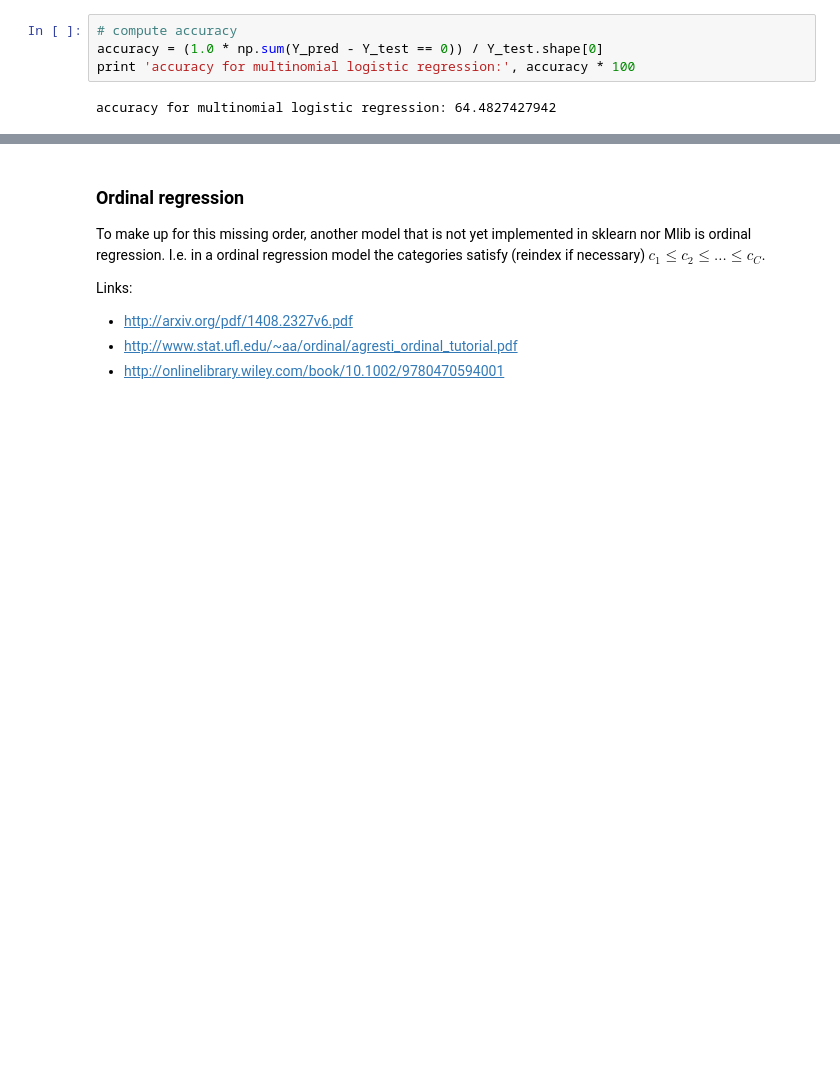
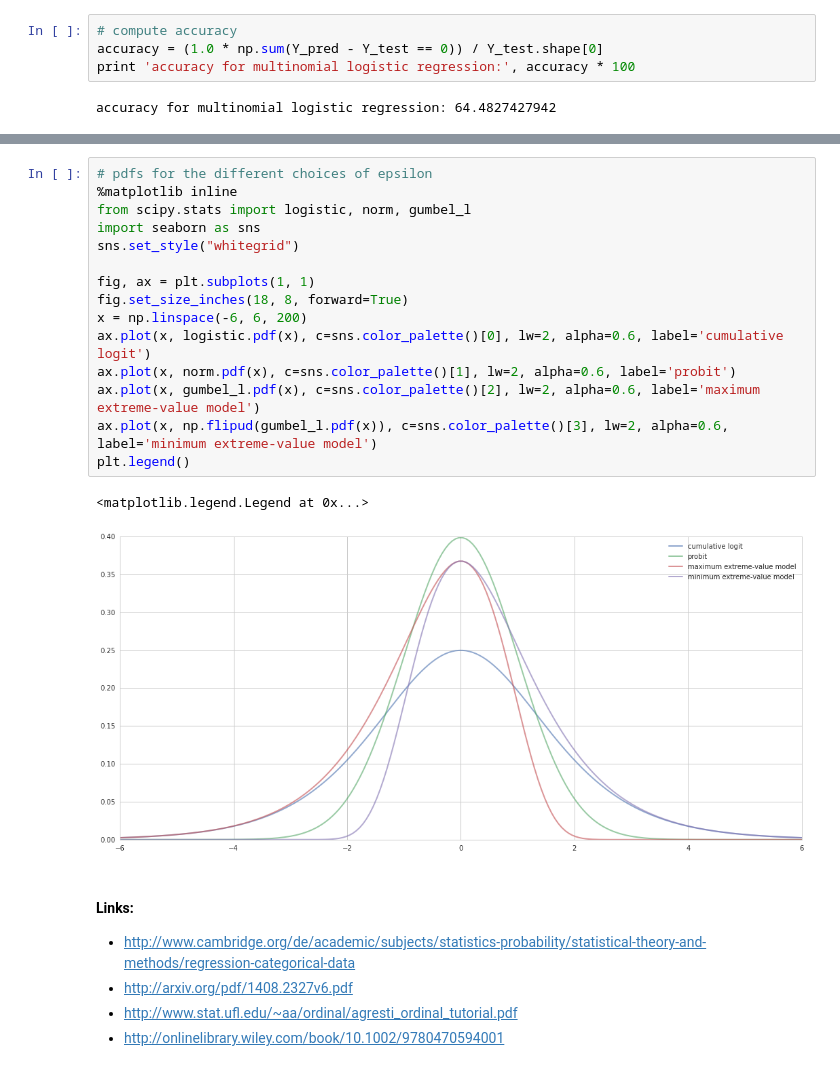
Before and after one commit to abhishekmalali/spark-ml, a Jupyter notebook: ordReg/ordReg.ipynb, the cells around one changed output, grey strips where cells are left out. Saved outputs shown, nothing was run; the diff lists cells and outputs as text; blank space fills up the shorter version.

Commit message:
added cumulative ordinal regression model

```diff
--- a/ordReg/ordReg.ipynb
+++ b/ordReg/ordReg.ipynb
@@ -95,8 +135,24 @@ accuracy for multinomial logistic regression: 64.4827427942
+# %%
+# pdfs for the different choices of epsilon
+%matplotlib inline
+from scipy.stats import logistic, norm, gumbel_l
+import seaborn as sns
+sns.set_style("whitegrid")
+
+fig, ax = plt.subplots(1, 1)
+fig.set_size_inches(18, 8, forward=True)
+x = np.linspace(-6, 6, 200)
+ax.plot(x, logistic.pdf(x), c=sns.color_palette()[0], lw=2, alpha=0.6, label='cumulative logit')
+ax.plot(x, norm.pdf(x), c=sns.color_palette()[1], lw=2, alpha=0.6, label='probit')
+ax.plot(x, gumbel_l.pdf(x), c=sns.color_palette()[2], lw=2, alpha=0.6, label='maximum extreme-value model')
+ax.plot(x, np.flipud(gumbel_l.pdf(x)), c=sns.color_palette()[3], lw=2, alpha=0.6, label='minimum extreme-value model')
+plt.legend()
+# %% [output]
+<matplotlib.legend.Legend at 0x...>
+[figure, added]
 # %% [markdown]
-### Ordinal regression
-To make up for this missing order, another model that is not yet implemented in sklearn nor Mlib is ordinal regression. I.e. in a ordinal regression model the categories satisfy (reindex if necessary) $c_1 \leq c_2 \leq ... \leq c_C$.
-
-Links:
+#### Links:
+- <http://www.cambridge.org/de/academic/subjects/statistics-probability/statistical-theory-and-methods/regression-categorical-data>
 - <http://arxiv.org/pdf/1408.2327v6.pdf>
 - <http://www.stat.ufl.edu/~aa/ordinal/agresti_ordinal_tutorial.pdf>
 - <http://onlinelibrary.wiley.com/book/10.1002/9780470594001>
```
Also changed, not shown: parts of 1 cell of this notebook.
